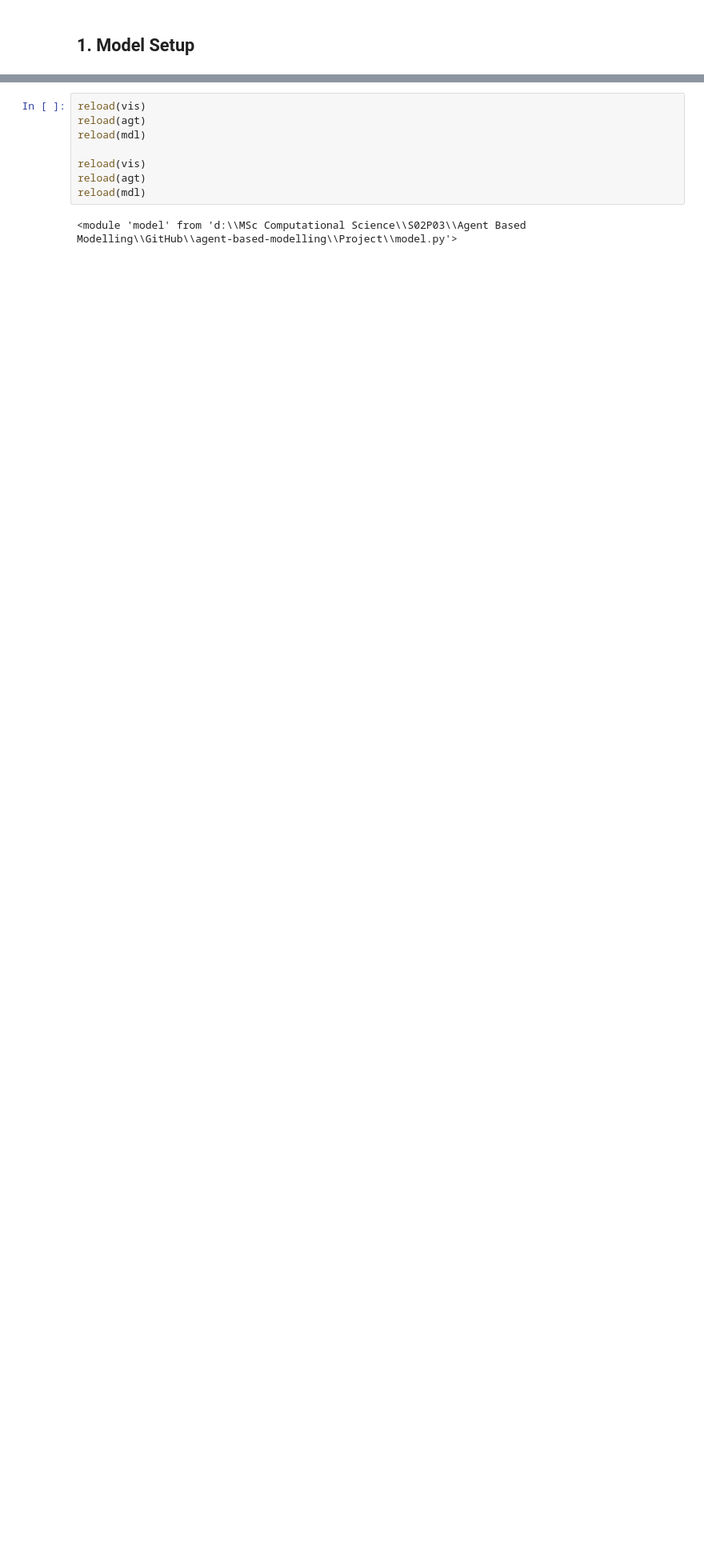
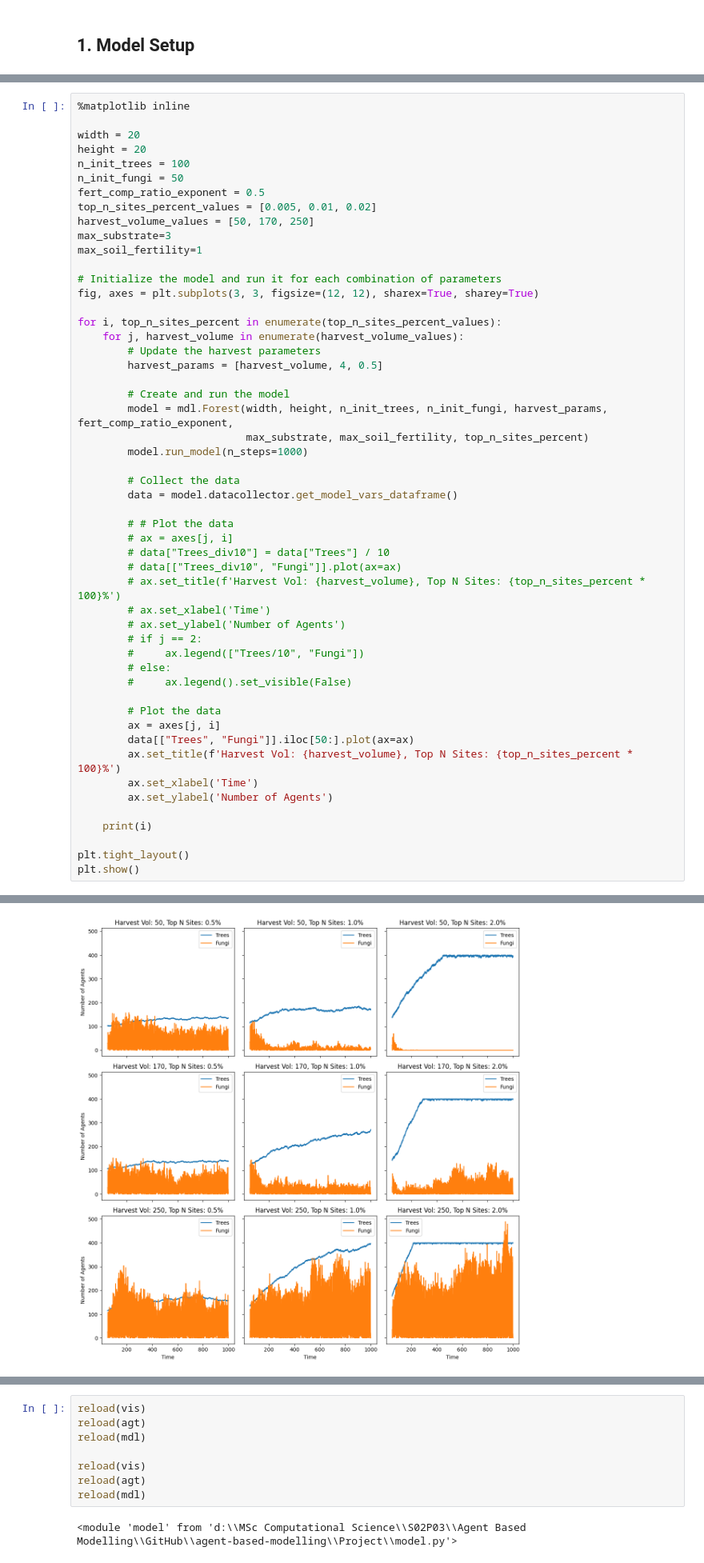
Before and after one commit to mboyan/agent-based-modelling, a Jupyter notebook: Project/ABM_Project.ipynb, the cells around one changed output, grey strips where cells are left out. Shown at 80% size. Drawn from its saved outputs; the diff is of its cells as text; blank space fills up the shorter version.

Commit message:
harvest vs planting

```diff
--- a/Project/ABM_Project.ipynb
+++ b/Project/ABM_Project.ipynb
@@ -100,0 +31,53 @@ We would love to hear what you think about this new feature. If you have any tho
+# %%
+%matplotlib inline
+
+width = 20
+height = 20
+n_init_trees = 100
+n_init_fungi = 50
+fert_comp_ratio_exponent = 0.5
+top_n_sites_percent_values = [0.005, 0.01, 0.02]
+harvest_volume_values = [50, 170, 250]
+max_substrate=3
+max_soil_fertility=1
+
+# Initialize the model and run it for each combination of parameters
+fig, axes = plt.subplots(3, 3, figsize=(12, 12), sharex=True, sharey=True)
+
+for i, top_n_sites_percent in enumerate(top_n_sites_percent_values):
+    for j, harvest_volume in enumerate(harvest_volume_values):
+        # Update the harvest parameters
+        harvest_params = [harvest_volume, 4, 0.5]
+
+        # Create and run the model
+        model = mdl.Forest(width, height, n_init_trees, n_init_fungi, harvest_params, fert_comp_ratio_exponent,
+                           max_substrate, max_soil_fertility, top_n_sites_percent)
+        model.run_model(n_steps=1000)
+
+        # Collect the data
+        data = model.datacollector.get_model_vars_dataframe()
+
+        # # Plot the data
+        # ax = axes[j, i]
+        # data["Trees_div10"] = data["Trees"] / 10
+        # data[["Trees_div10", "Fungi"]].plot(ax=ax)
+        # ax.set_title(f'Harvest Vol: {harvest_volume}, Top N Sites: {top_n_sites_percent * 100}%')
+        # ax.set_xlabel('Time')
+        # ax.set_ylabel('Number of Agents')
+        # if j == 2:
+        #     ax.legend(["Trees/10", "Fungi"])
+        # else:
+        #     ax.legend().set_visible(False)
+
+        # Plot the data
+        ax = axes[j, i]
+        data[["Trees", "Fungi"]].iloc[50:].plot(ax=ax)
+        ax.set_title(f'Harvest Vol: {harvest_volume}, Top N Sites: {top_n_sites_percent * 100}%')
+        ax.set_xlabel('Time')
+        ax.set_ylabel('Number of Agents')
+
+    print(i)
+
+plt.tight_layout()
+plt.show()
+# %% [output]
@@ -100,0 +87 @@ We would love to hear what you think about this new feature. If you have any tho
+[figure, added]
```
Also changed, not shown: parts of 4 cells of this notebook, 1 other file.
